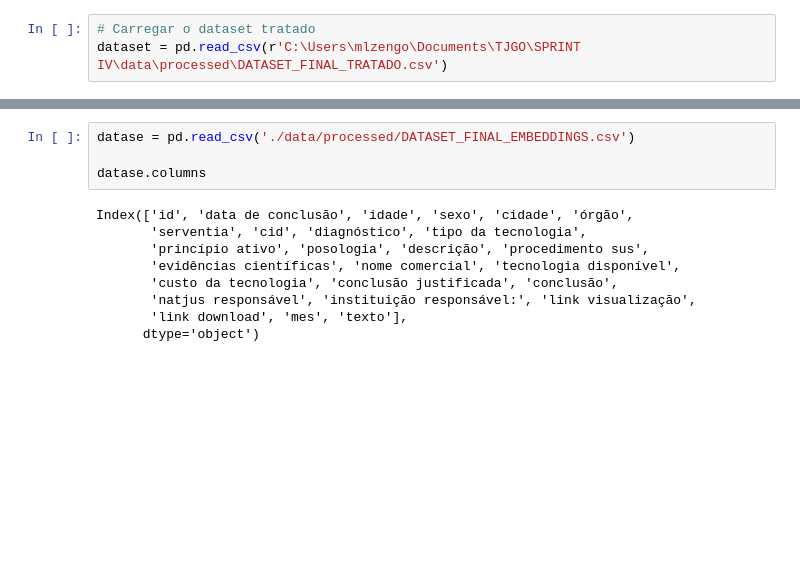
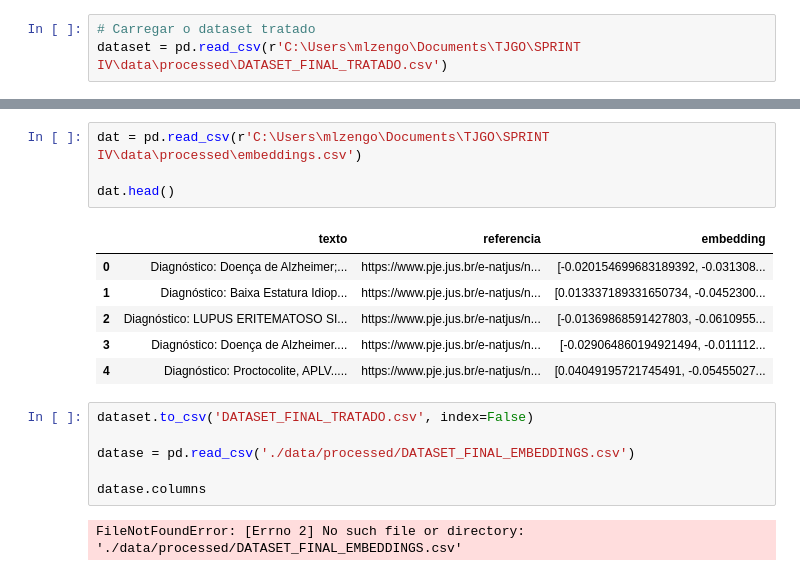
Before and after one commit to lucalazengo/SPRINT-IV, a Jupyter notebook: notebooks/data_engeneer.ipynb, the cells around one changed output, grey strips where cells are left out. Cells and saved outputs as stored; diff of their text form; blank space fills up the shorter version.

```diff
--- a/notebooks/data_engeneer.ipynb
+++ b/notebooks/data_engeneer.ipynb
@@ -182,13 +217,19 @@ print("✅ Embeddings gerados e salvos com sucesso!")
+# %%
+dat = pd.read_csv(r'C:\Users\mlzengo\Documents\TJGO\SPRINT IV\data\processed\embeddings.csv')
+
+dat.head()
+# %% [output]
+|  | texto | referencia | embedding |
+| 0 | Diagnóstico: Doença de Alzheimer;... | https://www.pje.jus.br/e-natjus/n... | [-0.020154699683189392, -0.031308... |
+| 1 | Diagnóstico: Baixa Estatura Idiop... | https://www.pje.jus.br/e-natjus/n... | [0.013337189331650734, -0.0452300... |
+| 2 | Diagnóstico: LUPUS ERITEMATOSO SI... | https://www.pje.jus.br/e-natjus/n... | [-0.01369868591427803, -0.0610955... |
+| 3 | Diagnóstico: Doença de Alzheimer.... | https://www.pje.jus.br/e-natjus/n... | [-0.029064860194921494, -0.011112... |
+| 4 | Diagnóstico: Proctocolite, APLV..... | https://www.pje.jus.br/e-natjus/n... | [0.04049195721745491, -0.05455027... |
 # %%
+dataset.to_csv('DATASET_FINAL_TRATADO.csv', index=False)
+
 datase = pd.read_csv('./data/processed/DATASET_FINAL_EMBEDDINGS.csv')
 
 datase.columns
 # %% [output]
-Index(['id', 'data de conclusão', 'idade', 'sexo', 'cidade', 'órgão',
-       'serventia', 'cid', 'diagnóstico', 'tipo da tecnologia',
-       'princípio ativo', 'posologia', 'descrição', 'procedimento sus',
-       'evidências científicas', 'nome comercial', 'tecnologia disponível',
-       'custo da tecnologia', 'conclusão justificada', 'conclusão',
-       'natjus responsável', 'instituição responsável:', 'link visualização',
-       'link download', 'mes', 'texto'],
-      dtype='object')
+FileNotFoundError: [Errno 2] No such file or directory: './data/processed/DATASET_FINAL_EMBEDDINGS.csv'
```
Also changed, not shown: parts of 1 cell of this notebook, 24 other files.
